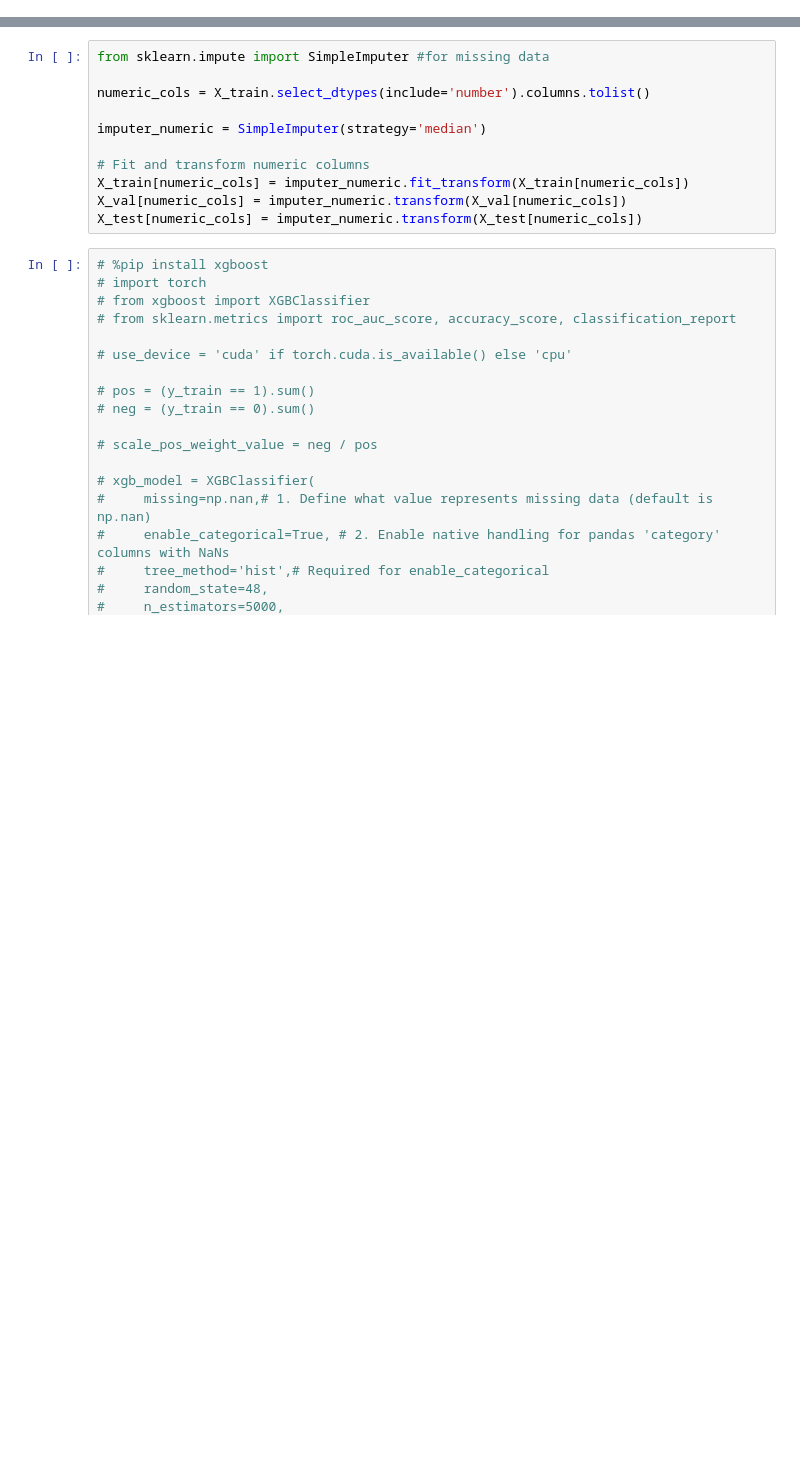
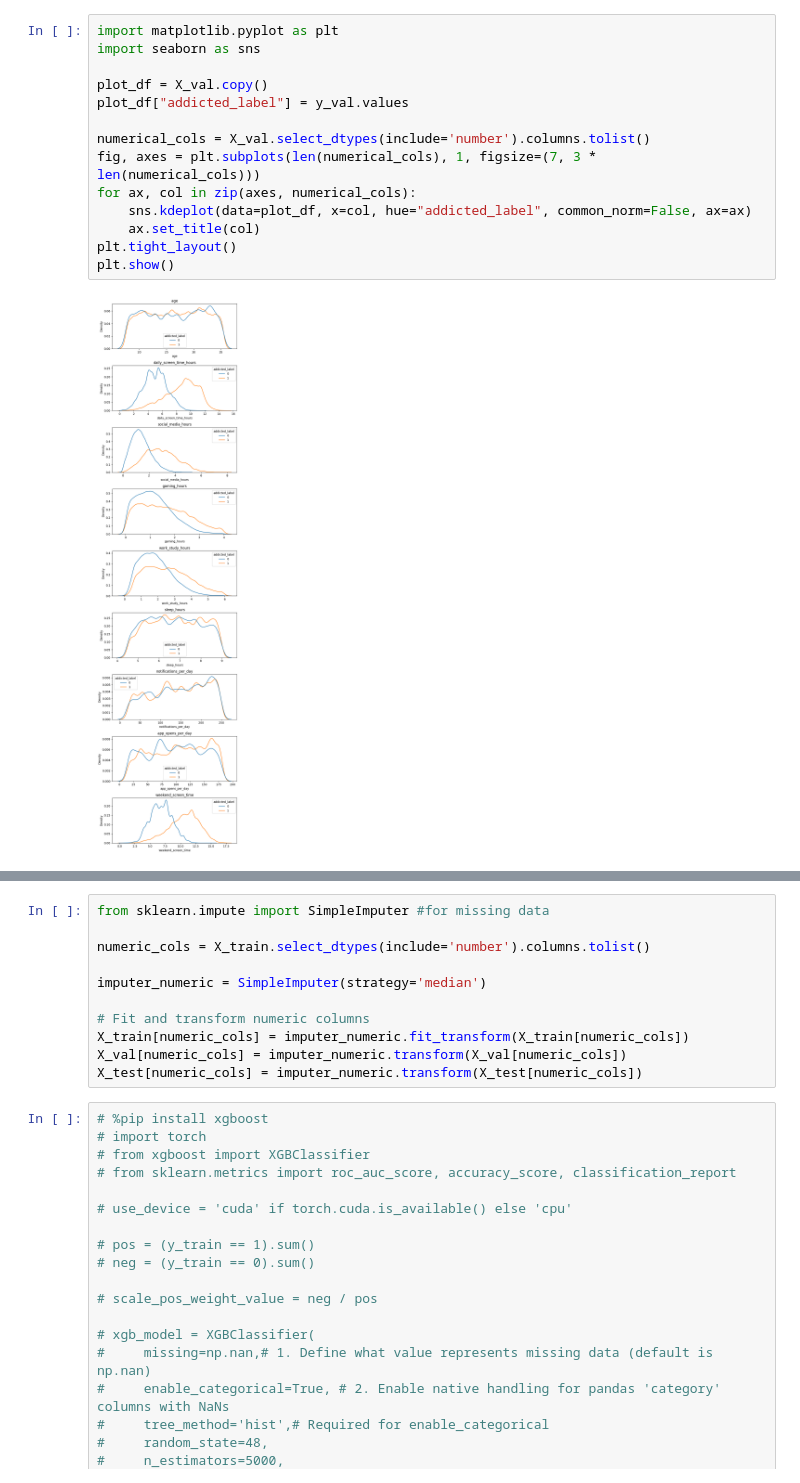
Before and after one commit to ssarmin/Kaggle-s6e8_Predicting-Smartphone-Addiction, a Jupyter notebook: predicting-smartphone-addiction.ipynb, the cells around one changed output, grey strips where cells are left out. Drawn from its saved outputs; the diff is of its cells as text; blank space fills up the shorter version.

```diff
--- a/predicting-smartphone-addiction.ipynb
+++ b/predicting-smartphone-addiction.ipynb
@@ -48,0 +80,16 @@ del train_dataset
+# %%
+import matplotlib.pyplot as plt
+import seaborn as sns
+
+plot_df = X_val.copy()
+plot_df["addicted_label"] = y_val.values
+
+numerical_cols = X_val.select_dtypes(include='number').columns.tolist()
+fig, axes = plt.subplots(len(numerical_cols), 1, figsize=(7, 3 * len(numerical_cols)))
+for ax, col in zip(axes, numerical_cols):
+    sns.kdeplot(data=plot_df, x=col, hue="addicted_label", common_norm=False, ax=ax)
+    ax.set_title(col)
+plt.tight_layout()
+plt.show()
+# %% [output]
+[figure, added]
```
Also changed, not shown: parts of 6 cells of this notebook.
